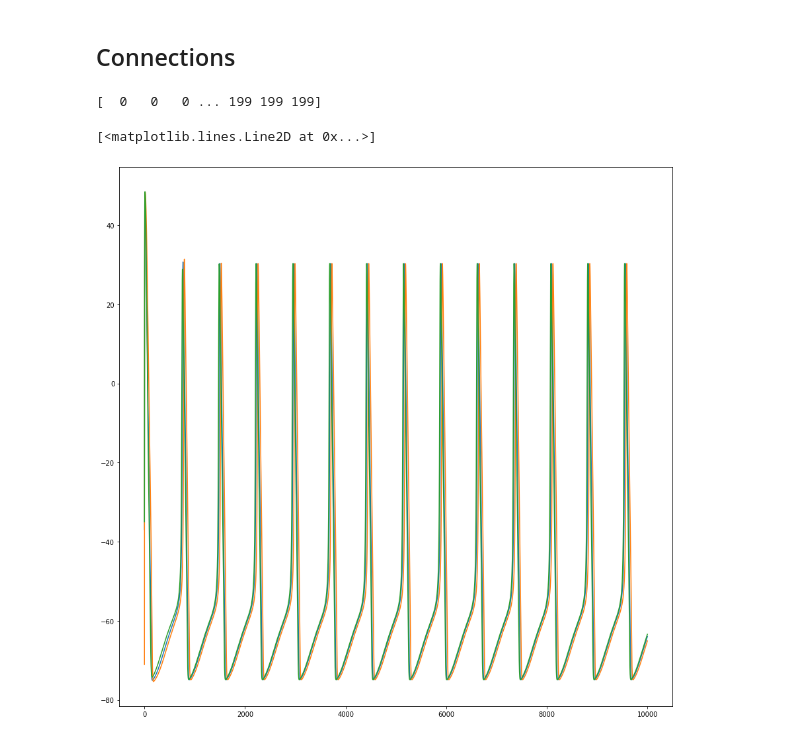
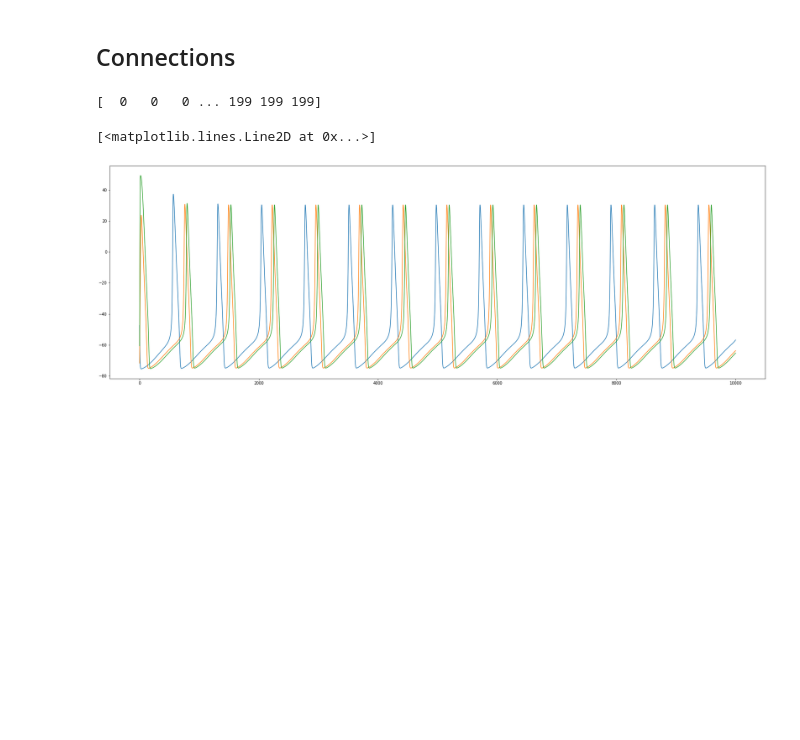
Before and after one commit to ndettmer/neuronal_synchrony_replication, a Jupyter notebook: NoNest.ipynb, the cells around one changed output. Saved outputs shown, nothing was run; the diff lists cells and outputs as text; code cells hidden in the pictures; blank space fills up the shorter version.

```diff
--- a/NoNest.ipynb
+++ b/NoNest.ipynb
@@ -197,23 +198,22 @@ def alpha(t, neuron):
 
     return (1/(tau_d - tau_r))*(np.exp((-t/tau_d)) - np.exp((-t/tau_r)))
 
-def sum_over_spikes(t, t_spike, tau_l, V, E_syn, old_I_syn, neuron):
-
-    return old_I_syn + alpha(t - t_spike - tau_l, neuron) * (V - E_syn)
-
-def I_syn_calc(N, sum_over_spikes):
+def I_syn_calc(N, t, t_spike, tau_l, V, E_syn, neuron):
 
     #TODO: sum over different latencies
     g_max = 0.05
 
-    return  -(g_max) * sum_over_spikes
+    return  -(g_max) * np.sum([alpha(t - spike - tau_l, neuron) * (V - E_syn) for spike in t_spike])
+
+def get_spike_times(t,V):
+    return t[sp.argrelextrema(V,np.greater)]
 # %%
 N = 500
-tau_l = 8 #TODO: latencies as distribution
+tau_l = 0.8 #TODO: latencies as distribution
 E_syn = 0 #Excitatory: 0, Inhibitory: -80
 old_I = 0
 t_spike = 0
-down = True
+
 
 
 #range of possible initial values
@@ -228,6 +228,7 @@ tau_r = np.zeros(nr_neurons)
 #tau_r[:] = [tau_r_range[random.randint(0,99)] for i in range(nr_neurons)]
 tau_r[:] = 0.1
 
+
 print(t.astype(int))
 # %% [output]
 [  0   0   0 ... 199 199 199]
@@ -236,9 +237,9 @@ for j, neuron in enumerate(neurons):
 
     for i in range(1, t.size):
 
-        sum_spikes = sum_over_spikes(t[i], t_spike, tau_l, V[i,j], E_syn, old_I, j)
-        I_syn = I_syn_calc(N, sum_spikes)
-        old_I = I_syn_calc(N, sum_spikes)
+        spikes = get_spike_times(t, V[:,j])
+        I_syn = I_syn_calc(N,t[i], spikes, tau_l, V[i,j], E_syn, j)
+
 
         # intermediate
         m_i = m[i - 1,j] + step_size * neuron.dm(V[i - 1,j], m[i - 1,j])
@@ -253,22 +254,15 @@ for j, neuron in enumerate(neurons):
 
         V_i = V[i - 1,j] + step_size * neuron.dV(V[i - 1,j], m[i-1,j], h[i-1,j], n[i-1,j])
         V[i,j] = V[i - 1,j] + (step_size / 2.) * (neuron.dV(V[i - 1,j], m[i-1,j], h[i-1,j], n[i-1,j]) + neuron.dV(V_i, m[i,j], h[i,j], n[i,j]))
-
-        #update t_spike
-        if V[i - 1,j] > V[i,j] and down == False:
-            t_spike = t[i]
-            down = True
-        if V[i - 1,j] < V[i,j] and down == True:
-            down = False
 # %%
-fig, ax = plt.subplots(1,1, figsize=(15,15))
+fig, ax = plt.subplots(1,1, figsize=(30,10))
 
 ax.plot(V[:,0])
 ax.plot(V[:,1])
 ax.plot(V[:,2])
 # %% [output]
 [<matplotlib.lines.Line2D at 0x...>]
-[figure, old version]
+[figure, new version]
 # %%
 fig, ax = plt.subplots(2,1, figsize=(15,15))
 
```
Also changed, not shown: parts of 3 cells of this notebook.
